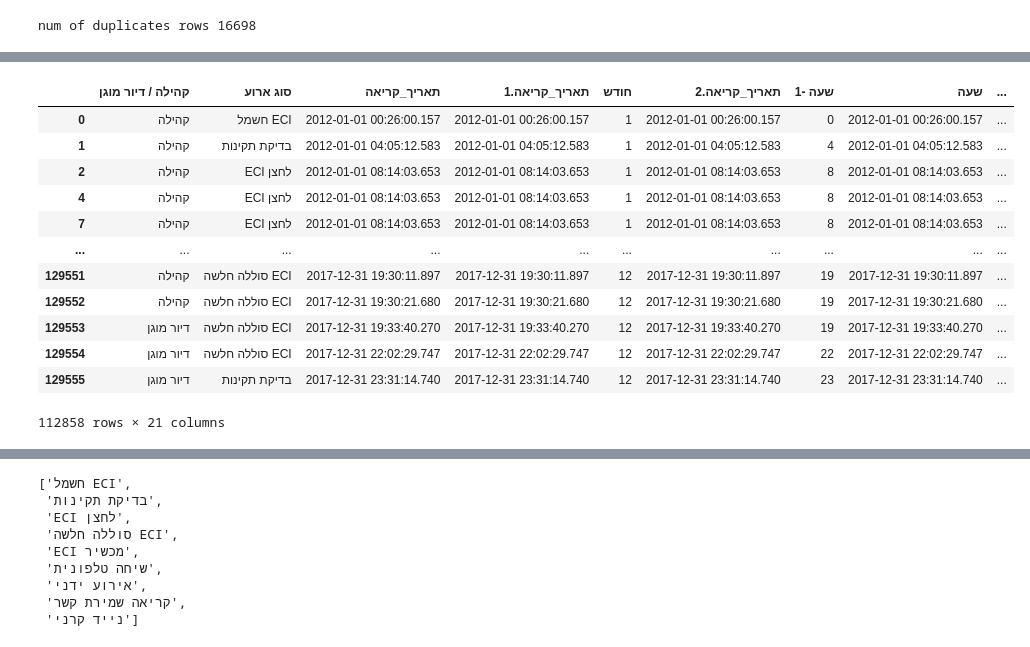
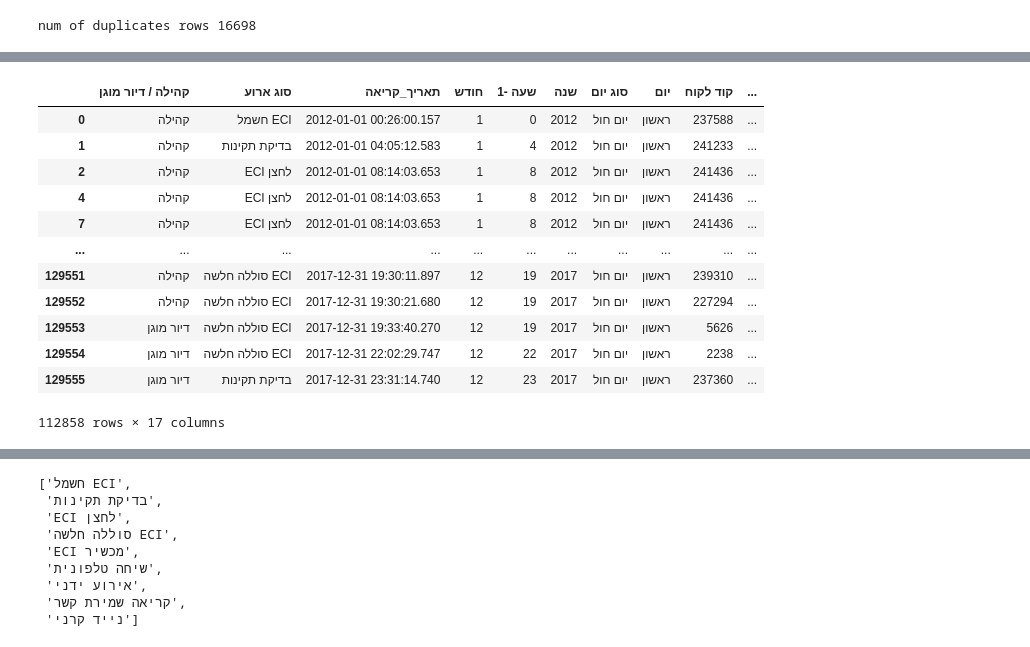
Before and after one commit to yarontal94/final_project, a Jupyter notebook: Untitled.ipynb, the cells around one changed output, grey strips where cells are left out. Drawn from its saved outputs; the diff is of its cells as text; code cells hidden in the pictures.

```diff
--- a/Untitled.ipynb
+++ b/Untitled.ipynb
@@ -32,18 +52,18 @@ Index(['ארגון', 'קהילה / דיור מוגן', 'סוג ארוע', 'תא
 # %%
 data=data.drop_duplicates()
-data = data.drop(['כפילות','תאריך_התחלה','תאריך_סיום','ארגון'], axis=1)
+data = data.drop(['כפילות','תאריך_התחלה','תאריך_סיום','ארגון','שעה','תאריך_קריאה.1','חודש.1','תאריך_קריאה.2'], axis=1)
 data
 # %% [output]
-|  | קהילה / דיור מוגן | סוג ארוע | תאריך_קריאה | תאריך_קריאה.1 | חודש | תאריך_קריאה.2 | שעה -1 | שעה | ... |
-| 0 | קהילה | חשמל ECI | 2012-01-01 00:26:00.157 | 2012-01-01 00:26:00.157 | 1 | 2012-01-01 00:26:00.157 | 0 | 2012-01-01 00:26:00.157 | ... |
-| 1 | קהילה | בדיקת תקינות | 2012-01-01 04:05:12.583 | 2012-01-01 04:05:12.583 | 1 | 2012-01-01 04:05:12.583 | 4 | 2012-01-01 04:05:12.583 | ... |
-| 2 | קהילה | ECI לחצן | 2012-01-01 08:14:03.653 | 2012-01-01 08:14:03.653 | 1 | 2012-01-01 08:14:03.653 | 8 | 2012-01-01 08:14:03.653 | ... |
-| 4 | קהילה | ECI לחצן | 2012-01-01 08:14:03.653 | 2012-01-01 08:14:03.653 | 1 | 2012-01-01 08:14:03.653 | 8 | 2012-01-01 08:14:03.653 | ... |
-| 7 | קהילה | ECI לחצן | 2012-01-01 08:14:03.653 | 2012-01-01 08:14:03.653 | 1 | 2012-01-01 08:14:03.653 | 8 | 2012-01-01 08:14:03.653 | ... |
-| ... | ... | ... | ... | ... | ... | ... | ... | ... | ... |
-| 129551 | קהילה | סוללה חלשה ECI | 2017-12-31 19:30:11.897 | 2017-12-31 19:30:11.897 | 12 | 2017-12-31 19:30:11.897 | 19 | 2017-12-31 19:30:11.897 | ... |
-| 129552 | קהילה | סוללה חלשה ECI | 2017-12-31 19:30:21.680 | 2017-12-31 19:30:21.680 | 12 | 2017-12-31 19:30:21.680 | 19 | 2017-12-31 19:30:21.680 | ... |
-| 129553 | דיור מוגן | סוללה חלשה ECI | 2017-12-31 19:33:40.270 | 2017-12-31 19:33:40.270 | 12 | 2017-12-31 19:33:40.270 | 19 | 2017-12-31 19:33:40.270 | ... |
-| 129554 | דיור מוגן | סוללה חלשה ECI | 2017-12-31 22:02:29.747 | 2017-12-31 22:02:29.747 | 12 | 2017-12-31 22:02:29.747 | 22 | 2017-12-31 22:02:29.747 | ... |
-| 129555 | דיור מוגן | בדיקת תקינות | 2017-12-31 23:31:14.740 | 2017-12-31 23:31:14.740 | 12 | 2017-12-31 23:31:14.740 | 23 | 2017-12-31 23:31:14.740 | ... |
+|  | קהילה / דיור מוגן | סוג ארוע | תאריך_קריאה | חודש | שעה -1 | שנה | סוג יום | יום | קוד לקוח | ... |
+| 0 | קהילה | חשמל ECI | 2012-01-01 00:26:00.157 | 1 | 0 | 2012 | יום חול | ראשון | 237588 | ... |
+| 1 | קהילה | בדיקת תקינות | 2012-01-01 04:05:12.583 | 1 | 4 | 2012 | יום חול | ראשון | 241233 | ... |
+| 2 | קהילה | ECI לחצן | 2012-01-01 08:14:03.653 | 1 | 8 | 2012 | יום חול | ראשון | 241436 | ... |
+| 4 | קהילה | ECI לחצן | 2012-01-01 08:14:03.653 | 1 | 8 | 2012 | יום חול | ראשון | 241436 | ... |
+| 7 | קהילה | ECI לחצן | 2012-01-01 08:14:03.653 | 1 | 8 | 2012 | יום חול | ראשון | 241436 | ... |
+| ... | ... | ... | ... | ... | ... | ... | ... | ... | ... | ... |
+| 129551 | קהילה | סוללה חלשה ECI | 2017-12-31 19:30:11.897 | 12 | 19 | 2017 | יום חול | ראשון | 239310 | ... |
+| 129552 | קהילה | סוללה חלשה ECI | 2017-12-31 19:30:21.680 | 12 | 19 | 2017 | יום חול | ראשון | 227294 | ... |
+| 129553 | דיור מוגן | סוללה חלשה ECI | 2017-12-31 19:33:40.270 | 12 | 19 | 2017 | יום חול | ראשון | 5626 | ... |
+| 129554 | דיור מוגן | סוללה חלשה ECI | 2017-12-31 22:02:29.747 | 12 | 22 | 2017 | יום חול | ראשון | 2238 | ... |
+| 129555 | דיור מוגן | בדיקת תקינות | 2017-12-31 23:31:14.740 | 12 | 23 | 2017 | יום חול | ראשון | 237360 | ... |
-112858 rows × 21 columns
+112858 rows × 17 columns
```
Also changed, not shown: parts of 23 cells of this notebook.
